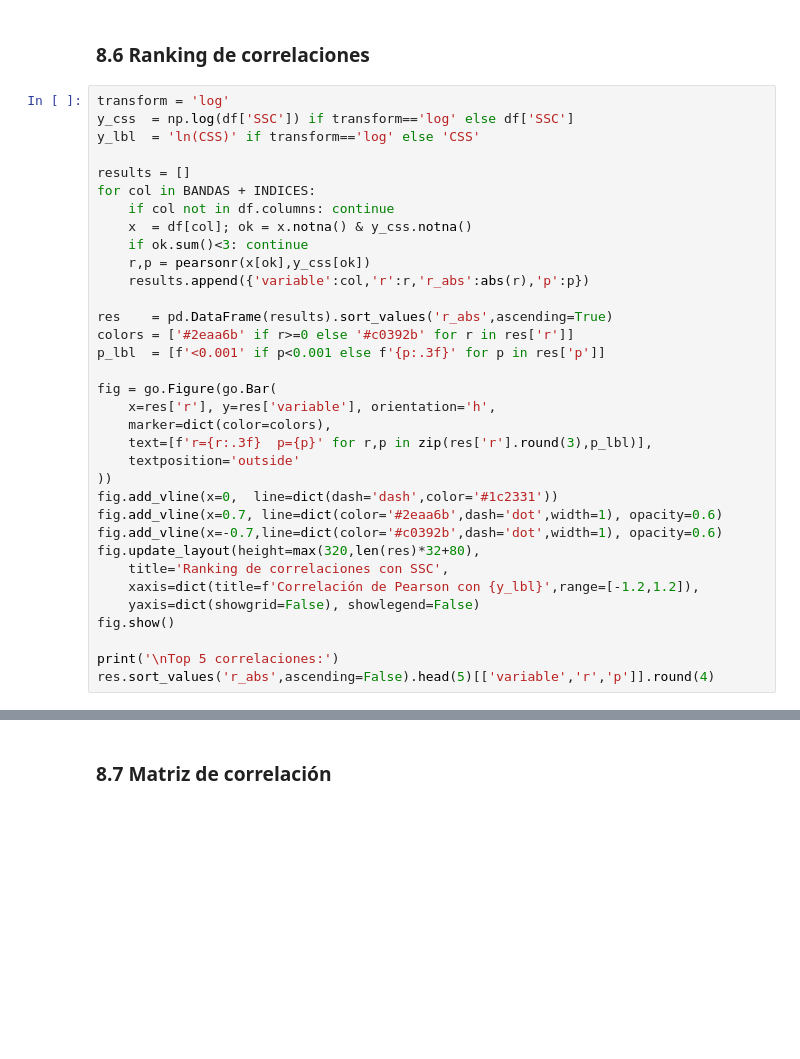
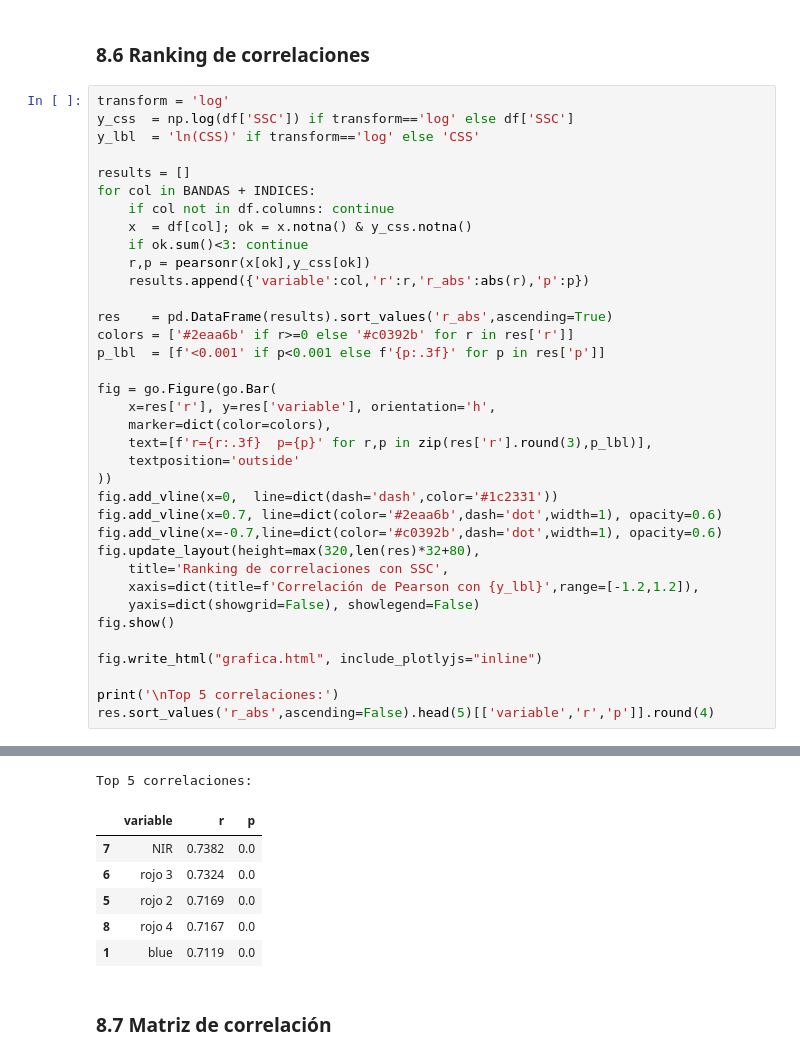
Before and after one commit to Franco1303/SSC_Magdalena_Dash, a Jupyter notebook: EDA_CSS_Magdalena.ipynb, the cells around one changed output, grey strips where cells are left out. Saved outputs shown, nothing was run; the diff lists cells and outputs as text; blank space fills up the shorter version.

```diff
--- a/EDA_CSS_Magdalena.ipynb
+++ b/EDA_CSS_Magdalena.ipynb
@@ -356,5 +429,8 @@ fig.update_layout(height=max(320,len(res)*32+80),
     yaxis=dict(showgrid=False), showlegend=False)
 fig.show()
 
+fig.write_html("grafica.html", include_plotlyjs="inline")
+
 print('\nTop 5 correlaciones:')
 res.sort_values('r_abs',ascending=False).head(5)[['variable','r','p']].round(4)
+# %% [output]
@@ -361,3 +438,10 @@ res.sort_values('r_abs',ascending=False).head(5)[['variable','r','p']].round(4)
+Top 5 correlaciones:
+|  | variable | r | p |
+| 7 | NIR | 0.7382 | 0.0 |
+| 6 | rojo 3 | 0.7324 | 0.0 |
+| 5 | rojo 2 | 0.7169 | 0.0 |
+| 8 | rojo 4 | 0.7167 | 0.0 |
+| 1 | blue | 0.7119 | 0.0 |
 # %% [markdown]
 ### 8.7 Matriz de correlación
 # %%
```
Also changed, not shown: parts of 19 cells of this notebook, 1 other file.
